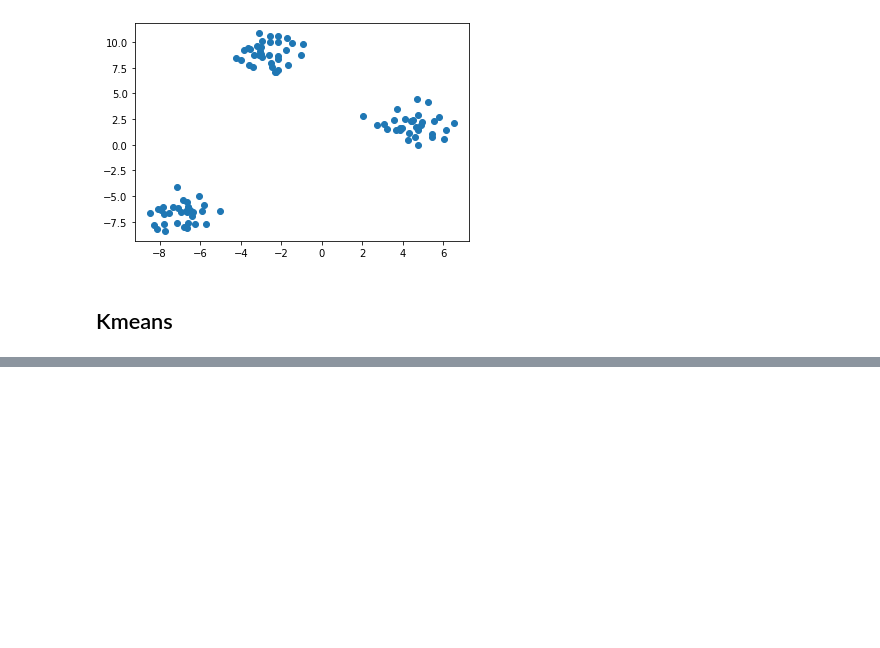
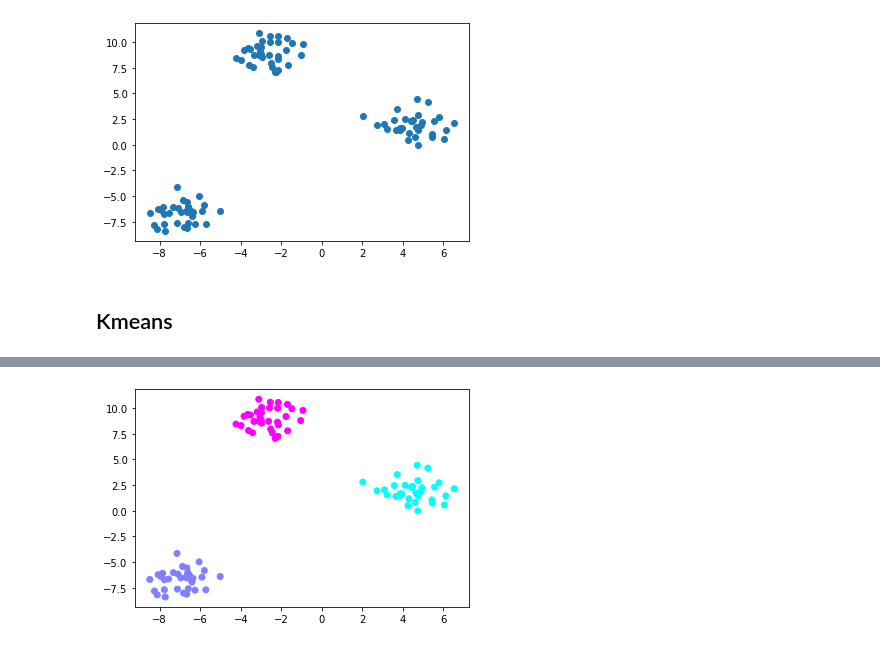
Before and after one commit to Mahrokh-Eb/Machine-Learning-With-Python, a Jupyter notebook: 3_3_skitlearn_Digit.ipynb, the cells around one changed output, grey strips where cells are left out. Saved outputs shown, nothing was run; the diff lists cells and outputs as text; code cells hidden in the pictures; blank space fills up the shorter version.

```diff
--- a/3_3_skitlearn_Digit.ipynb
+++ b/3_3_skitlearn_Digit.ipynb
@@ -530,3 +530,11 @@ plt.scatter(X[:,0], X[:,1]);
 [figure]
 # %% [markdown]
 ## Kmeans
+# %%
+from sklearn.cluster import KMeans
+
+kmeans = KMeans(n_clusters=3, verbose=1, max_iter=10)
+
+labels = kmeans.fit_predict(X)
+
+print(labels)
@@ -532,0 +559,4 @@ plt.scatter(X[:,0], X[:,1]);
+# %%
+plt.scatter(X[:,0], X[:,1], cmap=plt.cm.cool, c=labels);
+# %% [output]
+[figure, added]
```
Also changed, not shown: parts of 1 cell of this notebook.
